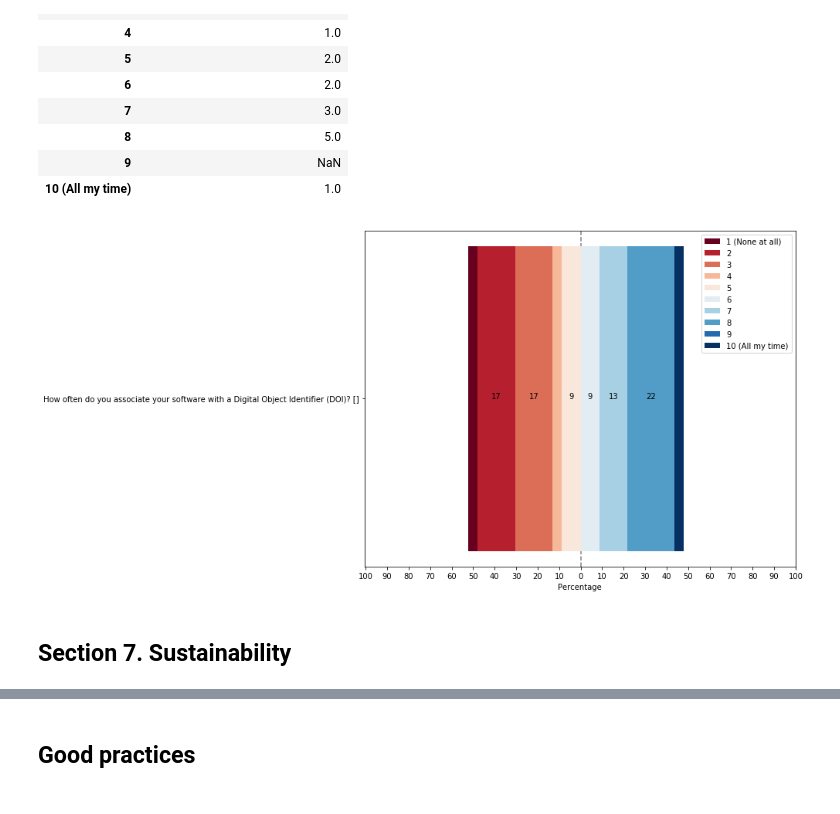
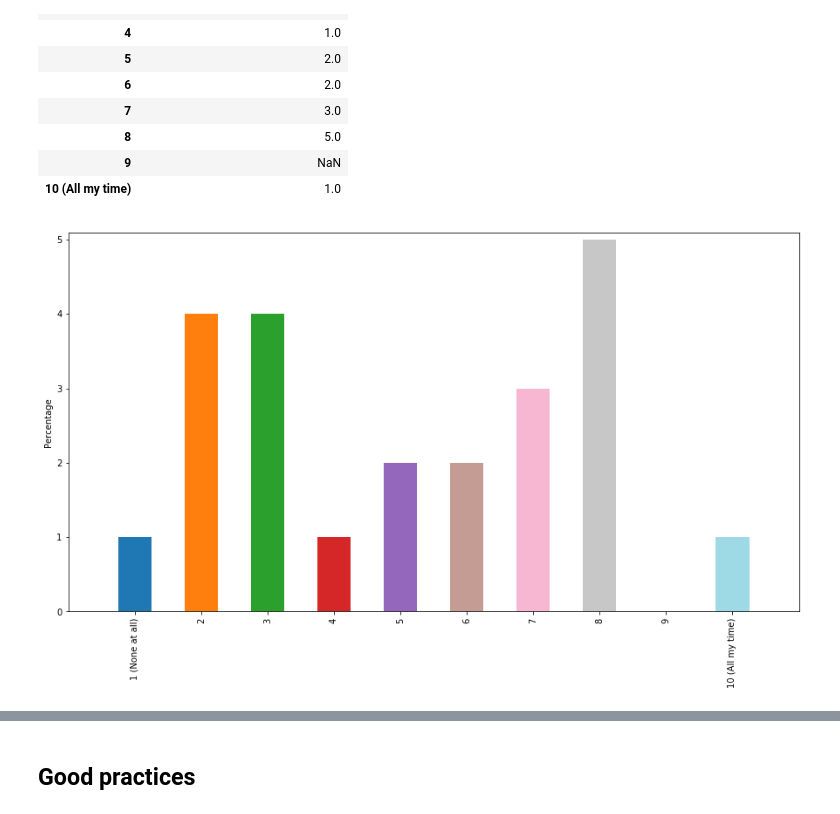
Before and after one commit to softwaresaved/international-survey, a Jupyter notebook: analysis/results_nl_2017_narrative.ipynb, the cells around one changed output, grey strips where cells are left out. Saved outputs shown, nothing was run; the diff lists cells and outputs as text; code cells hidden in the pictures.

```diff
--- a/analysis/results_nl_2017_narrative.ipynb
+++ b/analysis/results_nl_2017_narrative.ipynb
@@ -644,8 +763,6 @@ display(v_to_count)
 | 9 | NaN |
 | 10 (All my time) | 1.0 |
 # %%
-_ = get_plot(v_to_count, "likert")
+_ = get_plot(v_to_count, "one choice", dropna=False)
 # %% [output]
-[figure, old version]
+[figure, new version]
-# %% [markdown]
-## Section 7. Sustainability
```
Also changed, not shown: parts of 68 cells of this notebook.
